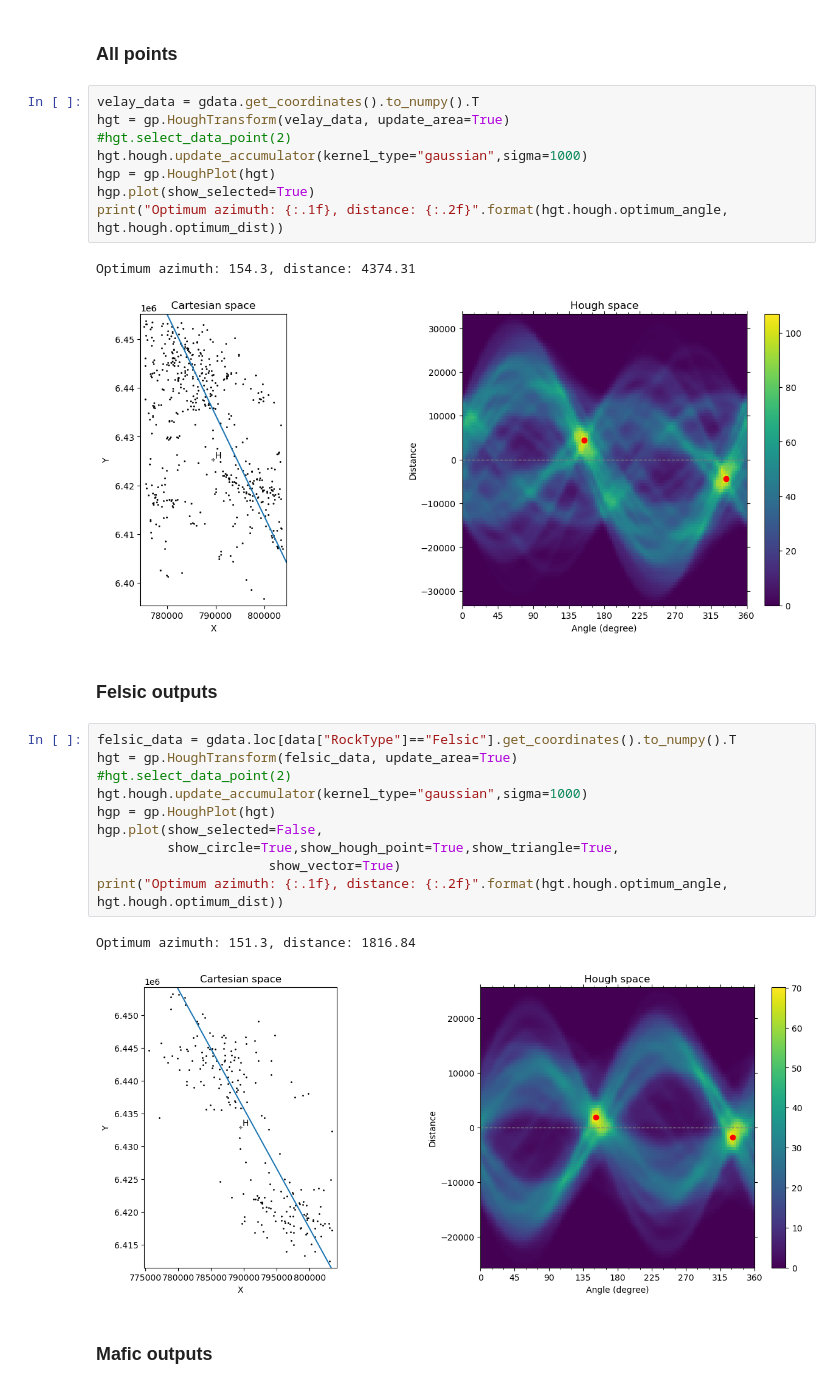
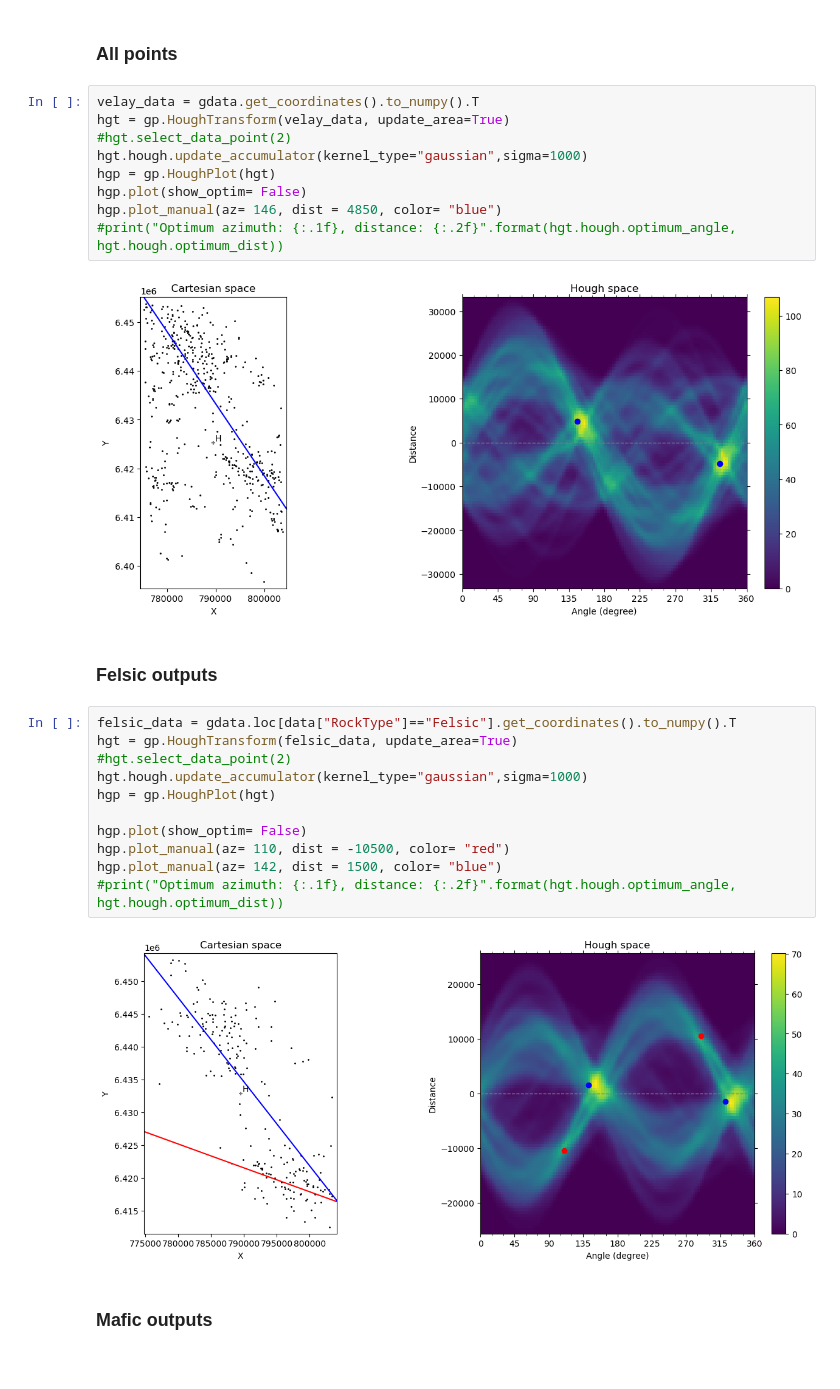
Before and after one commit to GeoISTO/GeoDataKit, a Jupyter notebook: notebook/paper_Pereira_etal_EJM_SucDeSara/paper_Pereira_etal_EJM_SucDeSara.ipynb, the cells around one changed output. Drawn from its saved outputs; the diff is of its cells as text.

```diff
--- a/notebook/paper_Pereira_etal_EJM_SucDeSara/paper_Pereira_etal_EJM_SucDeSara.ipynb
+++ b/notebook/paper_Pereira_etal_EJM_SucDeSara/paper_Pereira_etal_EJM_SucDeSara.ipynb
@@ -70,26 +63,26 @@ hgt = gp.HoughTransform(velay_data, update_area=True)
 #hgt.select_data_point(2)
 hgt.hough.update_accumulator(kernel_type="gaussian",sigma=1000)
 hgp = gp.HoughPlot(hgt)
-hgp.plot(show_selected=True)
-print("Optimum azimuth: {:.1f}, distance: {:.2f}".format(hgt.hough.optimum_angle, hgt.hough.optimum_dist))
+hgp.plot(show_optim= False)
+hgp.plot_manual(az= 146, dist = 4850, color= "blue")
+#print("Optimum azimuth: {:.1f}, distance: {:.2f}".format(hgt.hough.optimum_angle, hgt.hough.optimum_dist))
 # %% [output]
-Optimum azimuth: 154.3, distance: 4374.31
-[figure, old version]
+[figure, new version]
 # %% [markdown]
 ### Felsic outputs
 # %%
 felsic_data = gdata.loc[data["RockType"]=="Felsic"].get_coordinates().to_numpy().T
 hgt = gp.HoughTransform(felsic_data, update_area=True)
 #hgt.select_data_point(2)
 hgt.hough.update_accumulator(kernel_type="gaussian",sigma=1000)
 hgp = gp.HoughPlot(hgt)
-hgp.plot(show_selected=False,
-         show_circle=True,show_hough_point=True,show_triangle=True,
-                      show_vector=True)
-print("Optimum azimuth: {:.1f}, distance: {:.2f}".format(hgt.hough.optimum_angle, hgt.hough.optimum_dist))
+
+hgp.plot(show_optim= False)
+hgp.plot_manual(az= 110, dist = -10500, color= "red")
+hgp.plot_manual(az= 142, dist = 1500, color= "blue")
+#print("Optimum azimuth: {:.1f}, distance: {:.2f}".format(hgt.hough.optimum_angle, hgt.hough.optimum_dist))
 # %% [output]
-Optimum azimuth: 151.3, distance: 1816.84
-[figure, old version]
+[figure, new version]
 # %% [markdown]
 ### Mafic outputs
 # %%
```
Also changed, not shown: parts of 2 cells of this notebook, 1 other file.
